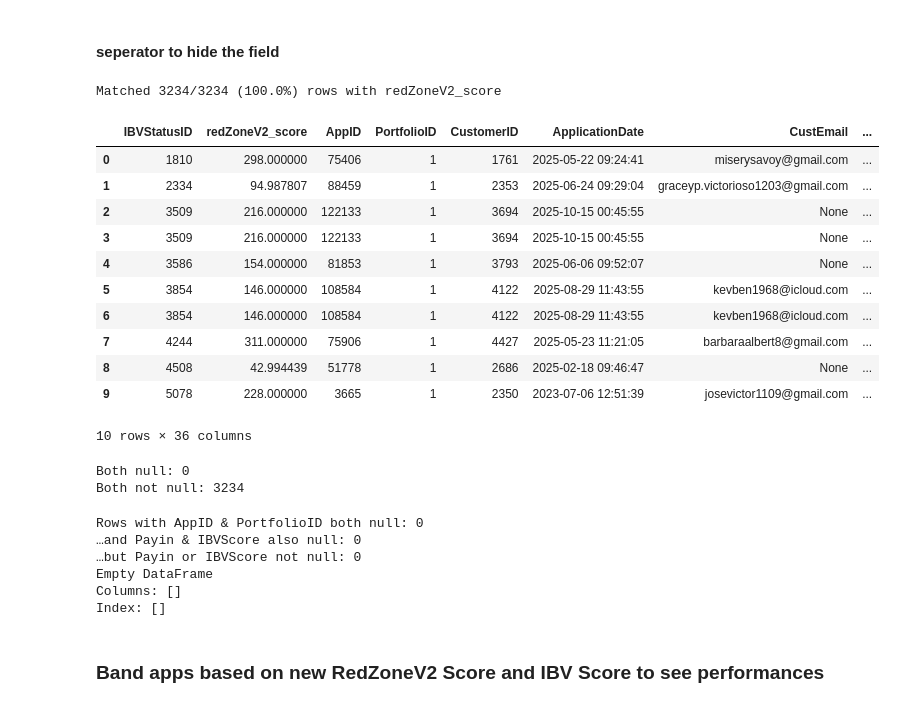
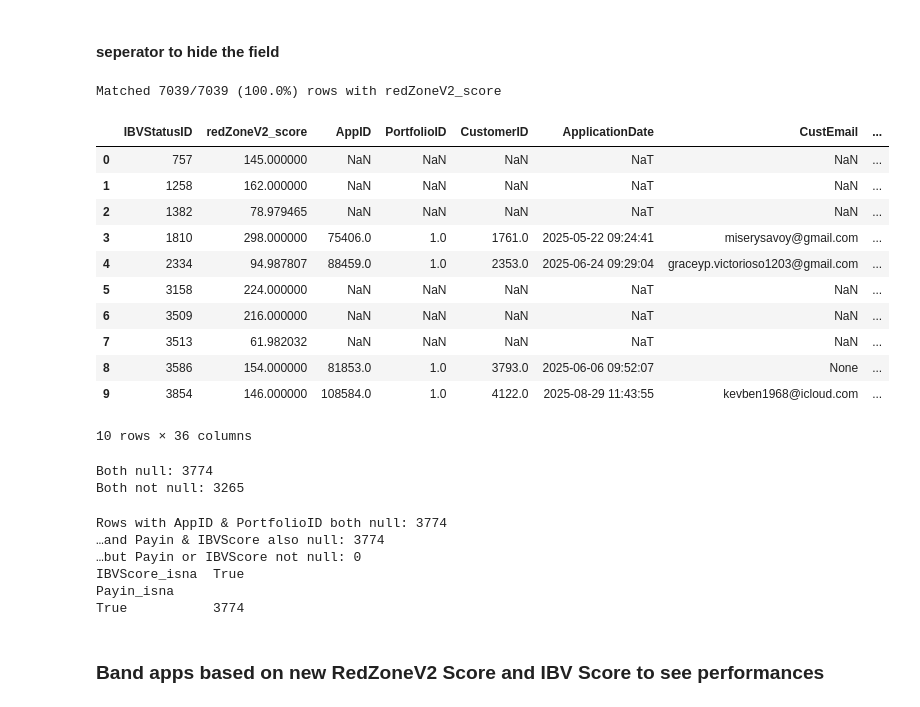
Before and after one commit to Junchen-concord/loonie_bankuity_rerun, a Jupyter notebook: notebooks/rerun_analysis_V0.ipynb, the cells around one changed output. Drawn from its saved outputs; the diff is of its cells as text; code cells hidden in the pictures.

```diff
--- a/notebooks/rerun_analysis_V0.ipynb
+++ b/notebooks/rerun_analysis_V0.ipynb
@@ -437,33 +437,33 @@ df_redzone_scores["IBVStatusID"] = pd.to_numeric(df_redzone_scores["IBVStatusID"
 # %%
 # Merge RedZoneV2 scores with performance metrics
 assert 'IBVStatusID' in df_perf_orig.columns, 'IBVStatusID not found in df_perf'
 
 # ensure unique key in scores
 _df_scores = df_redzone_scores.drop_duplicates(subset=['IBVStatusID']).copy()
 
 # left-join to retain all perf rows
-df_perf_merged = df_redzone_scores.merge(df_perf_orig, on='IBVStatusID', how='inner')
+df_perf_merged = df_redzone_scores.merge(df_perf_orig, on='IBVStatusID', how='left')
 
 # coverage report
 matched = df_perf_merged['redZoneV2_score'].notna().sum()
 total = len(df_perf_merged)
 print(f"Matched {matched}/{total} ({matched/total:.1%}) rows with redZoneV2_score")
 
 # quick preview
 df_perf_merged.head(10)
 # %% [output]
-Matched 3234/3234 (100.0%) rows with redZoneV2_score
+Matched 7039/7039 (100.0%) rows with redZoneV2_score
 |  | IBVStatusID | redZoneV2_score | AppID | PortfolioID | CustomerID | ApplicationDate | CustEmail | ... |
-| 0 | 1810 | 298.000000 | 75406 | 1 | 1761 | 2025-05-22 09:24:41 | miserysavoy@gmail.com | ... |
-| 1 | 2334 | 94.987807 | 88459 | 1 | 2353 | 2025-06-24 09:29:04 | graceyp.victorioso1203@gmail.com | ... |
-| 2 | 3509 | 216.000000 | 122133 | 1 | 3694 | 2025-10-15 00:45:55 | None | ... |
-| 3 | 3509 | 216.000000 | 122133 | 1 | 3694 | 2025-10-15 00:45:55 | None | ... |
-| 4 | 3586 | 154.000000 | 81853 | 1 | 3793 | 2025-06-06 09:52:07 | None | ... |
-| 5 | 3854 | 146.000000 | 108584 | 1 | 4122 | 2025-08-29 11:43:55 | kevben1968@icloud.com | ... |
-| 6 | 3854 | 146.000000 | 108584 | 1 | 4122 | 2025-08-29 11:43:55 | kevben1968@icloud.com | ... |
-| 7 | 4244 | 311.000000 | 75906 | 1 | 4427 | 2025-05-23 11:21:05 | barbaraalbert8@gmail.com | ... |
-| 8 | 4508 | 42.994439 | 51778 | 1 | 2686 | 2025-02-18 09:46:47 | None | ... |
-| 9 | 5078 | 228.000000 | 3665 | 1 | 2350 | 2023-07-06 12:51:39 | josevictor1109@gmail.com | ... |
+| 0 | 757 | 145.000000 | NaN | NaN | NaN | NaT | NaN | ... |
+| 1 | 1258 | 162.000000 | NaN | NaN | NaN | NaT | NaN | ... |
+| 2 | 1382 | 78.979465 | NaN | NaN | NaN | NaT | NaN | ... |
+| 3 | 1810 | 298.000000 | 75406.0 | 1.0 | 1761.0 | 2025-05-22 09:24:41 | miserysavoy@gmail.com | ... |
+| 4 | 2334 | 94.987807 | 88459.0 | 1.0 | 2353.0 | 2025-06-24 09:29:04 | graceyp.victorioso1203@gmail.com | ... |
+| 5 | 3158 | 224.000000 | NaN | NaN | NaN | NaT | NaN | ... |
+| 6 | 3509 | 216.000000 | NaN | NaN | NaN | NaT | NaN | ... |
+| 7 | 3513 | 61.982032 | NaN | NaN | NaN | NaT | NaN | ... |
+| 8 | 3586 | 154.000000 | 81853.0 | 1.0 | 3793.0 | 2025-06-06 09:52:07 | None | ... |
+| 9 | 3854 | 146.000000 | 108584.0 | 1.0 | 4122.0 | 2025-08-29 11:43:55 | kevben1968@icloud.com | ... |
 10 rows × 36 columns
 # %%
 both_null = df_perf_merged["AppID"].isna() & df_perf_merged["PortfolioID"].isna()
@@ -472,8 +472,8 @@ both_not_null = df_perf_merged["AppID"].notna() & df_perf_merged["PortfolioID"].
 print("Both null:", int(both_null.sum()))
 print("Both not null:", int(both_not_null.sum()))
 # %% [output]
-Both null: 0
-Both not null: 3234
+Both null: 3774
+Both not null: 3265
 # %%
 bn = df_perf_merged["AppID"].isna() & df_perf_merged["PortfolioID"].isna()
 payin_na = df_perf_merged["Payin"].isna()
@@ -491,12 +491,12 @@ print("…but Payin or IBVScore not null:", any_not_na)
 import pandas as pd
 print(pd.crosstab(payin_na[bn], ibv_na[bn], rownames=["Payin_isna"], colnames=["IBVScore_isna"]))
 # %% [output]
-Rows with AppID & PortfolioID both null: 0
-…and Payin & IBVScore also null: 0
+Rows with AppID & PortfolioID both null: 3774
+…and Payin & IBVScore also null: 3774
 …but Payin or IBVScore not null: 0
-Empty DataFrame
-Columns: []
-Index: []
+IBVScore_isna  True
+Payin_isna
+True           3774
 # %% [markdown]
 ### Band apps based on new RedZoneV2 Score and IBV Score to see performances
 # %%
```
Also changed, not shown: parts of 8 cells of this notebook.
